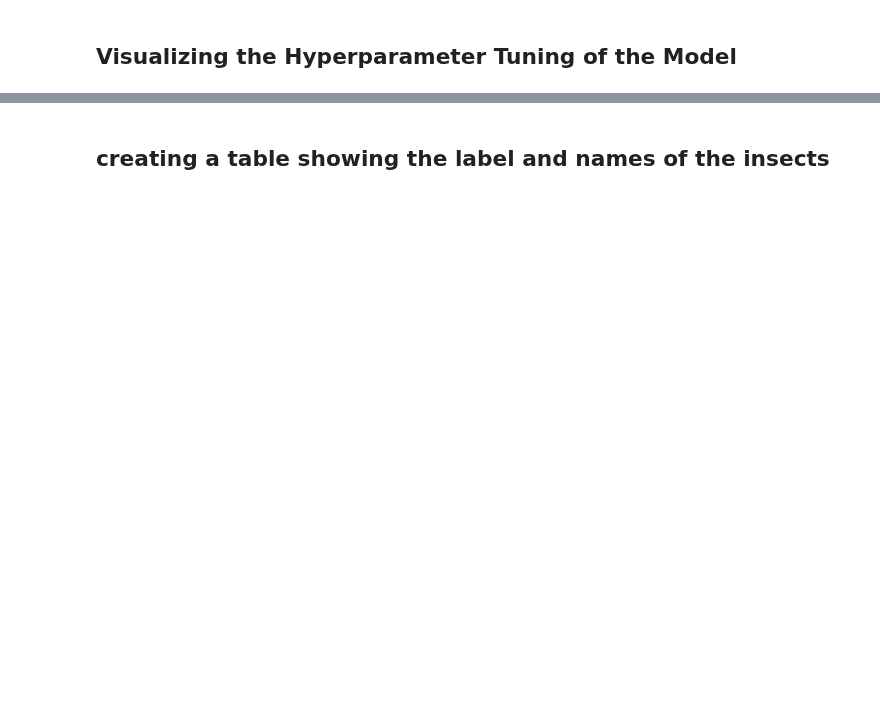
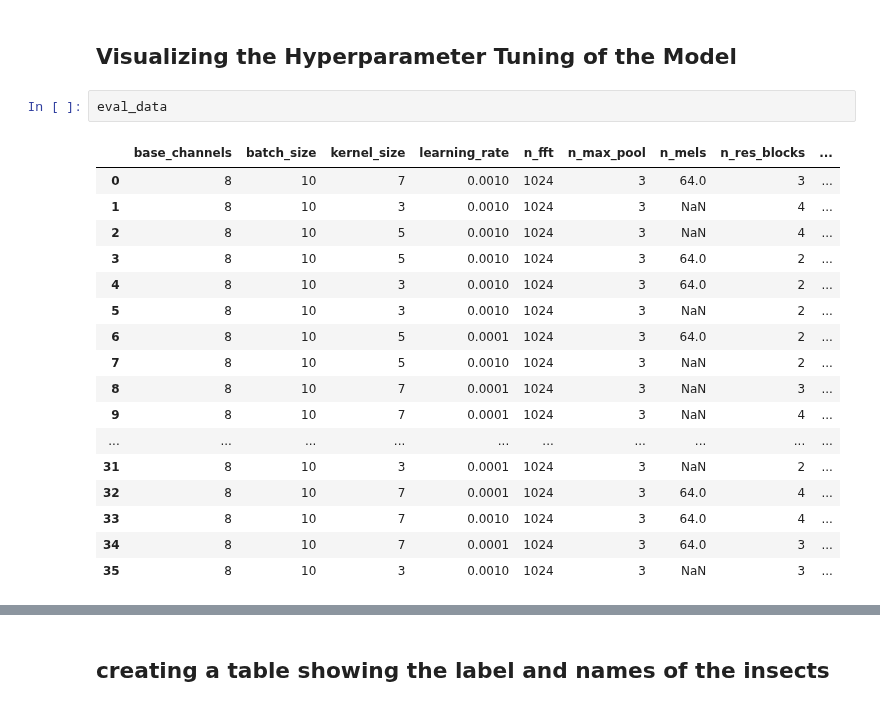
Before and after one commit to juliankraft/TermPaper1-Ecoacoustics, a Jupyter notebook: code/visualisation.ipynb, the cells around one changed output, grey strips where cells are left out. Drawn from its saved outputs; the diff is of its cells as text; blank space fills up the shorter version.

```diff
--- a/code/visualisation.ipynb
+++ b/code/visualisation.ipynb
@@ -186,3 +209,23 @@ else:
 # %% [markdown]
 ## Visualizing the Hyperparameter Tuning of the Model
+# %%
+eval_data
+# %% [output]
+|  | base_channels | batch_size | kernel_size | learning_rate | n_fft | n_max_pool | n_mels | n_res_blocks | ... |
+| 0 | 8 | 10 | 7 | 0.0010 | 1024 | 3 | 64.0 | 3 | ... |
+| 1 | 8 | 10 | 3 | 0.0010 | 1024 | 3 | NaN | 4 | ... |
+| 2 | 8 | 10 | 5 | 0.0010 | 1024 | 3 | NaN | 4 | ... |
+| 3 | 8 | 10 | 5 | 0.0010 | 1024 | 3 | 64.0 | 2 | ... |
+| 4 | 8 | 10 | 3 | 0.0010 | 1024 | 3 | 64.0 | 2 | ... |
+| 5 | 8 | 10 | 3 | 0.0010 | 1024 | 3 | NaN | 2 | ... |
+| 6 | 8 | 10 | 5 | 0.0001 | 1024 | 3 | 64.0 | 2 | ... |
+| 7 | 8 | 10 | 5 | 0.0010 | 1024 | 3 | NaN | 2 | ... |
+| 8 | 8 | 10 | 7 | 0.0001 | 1024 | 3 | NaN | 3 | ... |
+| 9 | 8 | 10 | 7 | 0.0001 | 1024 | 3 | NaN | 4 | ... |
+| ... | ... | ... | ... | ... | ... | ... | ... | ... | ... |
+| 31 | 8 | 10 | 3 | 0.0001 | 1024 | 3 | NaN | 2 | ... |
+| 32 | 8 | 10 | 7 | 0.0001 | 1024 | 3 | 64.0 | 4 | ... |
+| 33 | 8 | 10 | 7 | 0.0010 | 1024 | 3 | 64.0 | 4 | ... |
+| 34 | 8 | 10 | 7 | 0.0001 | 1024 | 3 | 64.0 | 3 | ... |
+| 35 | 8 | 10 | 3 | 0.0010 | 1024 | 3 | NaN | 3 | ... |
 # %%
```
Also changed, not shown: parts of 16 cells of this notebook, 1 other file.
